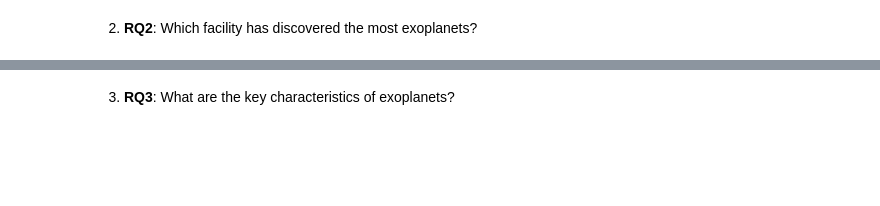
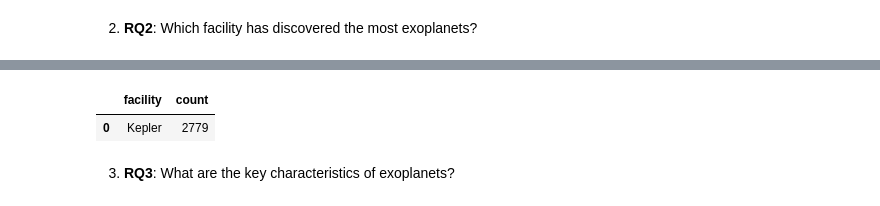
Before and after one commit to Aurelien-Bertrand/BMKG-Project-ExoKG, a Jupyter notebook: notebooks/sample_queries.ipynb, the cells around one changed output, grey strips where cells are left out. Cells and saved outputs as stored; diff of their text form; code cells hidden in the pictures; blank space fills up the shorter version.

```diff
--- a/notebooks/sample_queries.ipynb
+++ b/notebooks/sample_queries.ipynb
@@ -147,12 +166,14 @@ run_query(ExoKG, no_domain_predicate_range_query)
 # %% [markdown]
 6. Multiple values
 # %%
-multiple_values_query = """
+multiple_values_query = prefixes + """
 SELECT (COUNT(?value) as ?num_values)
 WHERE {
-    ?observation schema:value ?value .
+    ?observation a schema:Observation ;
+        schema:value ?value .
 }
 GROUP BY ?observation
+HAVING ?num_values > 1
 """
 
 run_query(ExoKG, multiple_values_query)
@@ -180,7 +205,7 @@ rq2_query = prefixes + """
 SELECT ?facility (COUNT(?facility) AS ?count)
 WHERE {
     ?discovery a schema:Observation ;
-        ex:place ?facility .
+        ex:facility ?facility .
 }
 GROUP BY ?facility
 ORDER BY DESC(?count)
@@ -188,3 +213,4 @@ LIMIT 1
 """
 
 run_query(ExoKG, rq2_query)
+# %% [output]
@@ -191,3 +218,5 @@ run_query(ExoKG, rq2_query)
+|  | facility | count |
+| 0 | Kepler | 2779 |
 # %% [markdown]
 3. **RQ3**: What are the key characteristics of exoplanets?
 # %%
```
Also changed, not shown: parts of 10 cells of this notebook.
